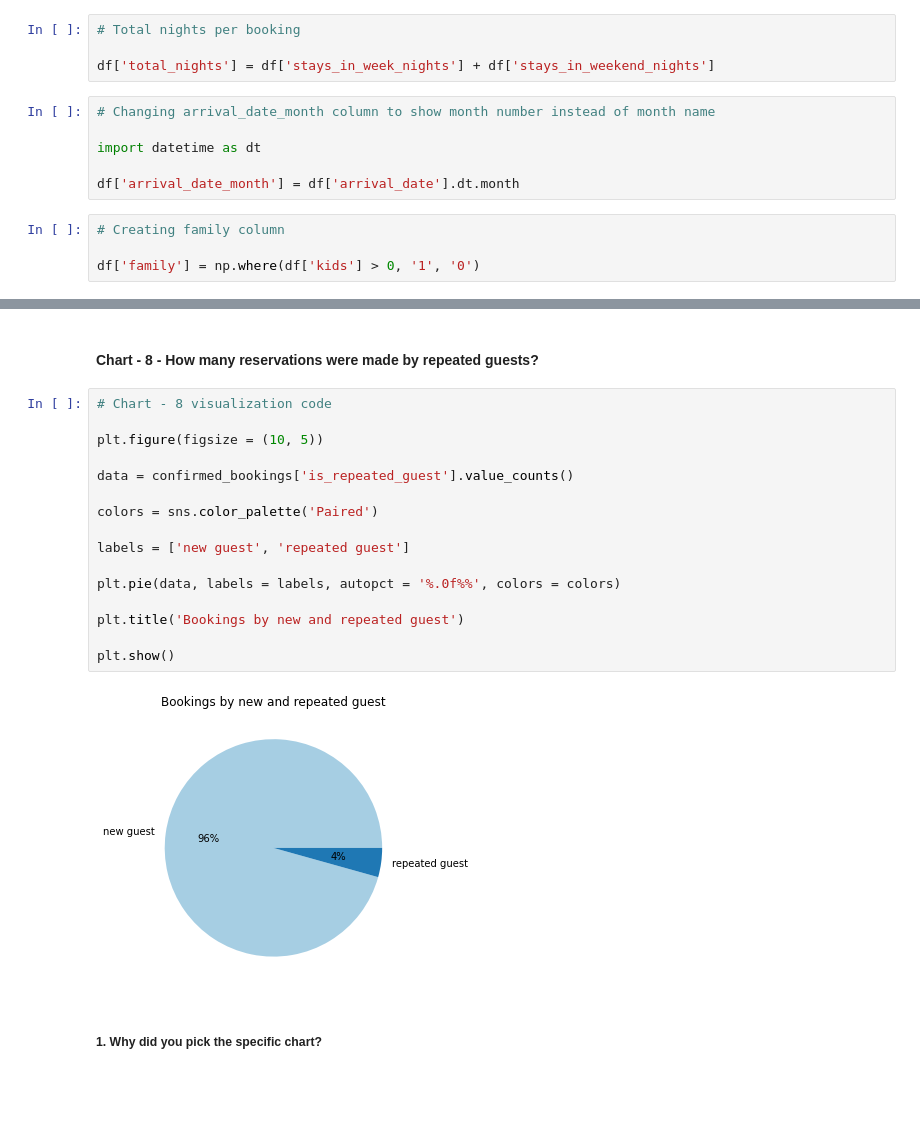
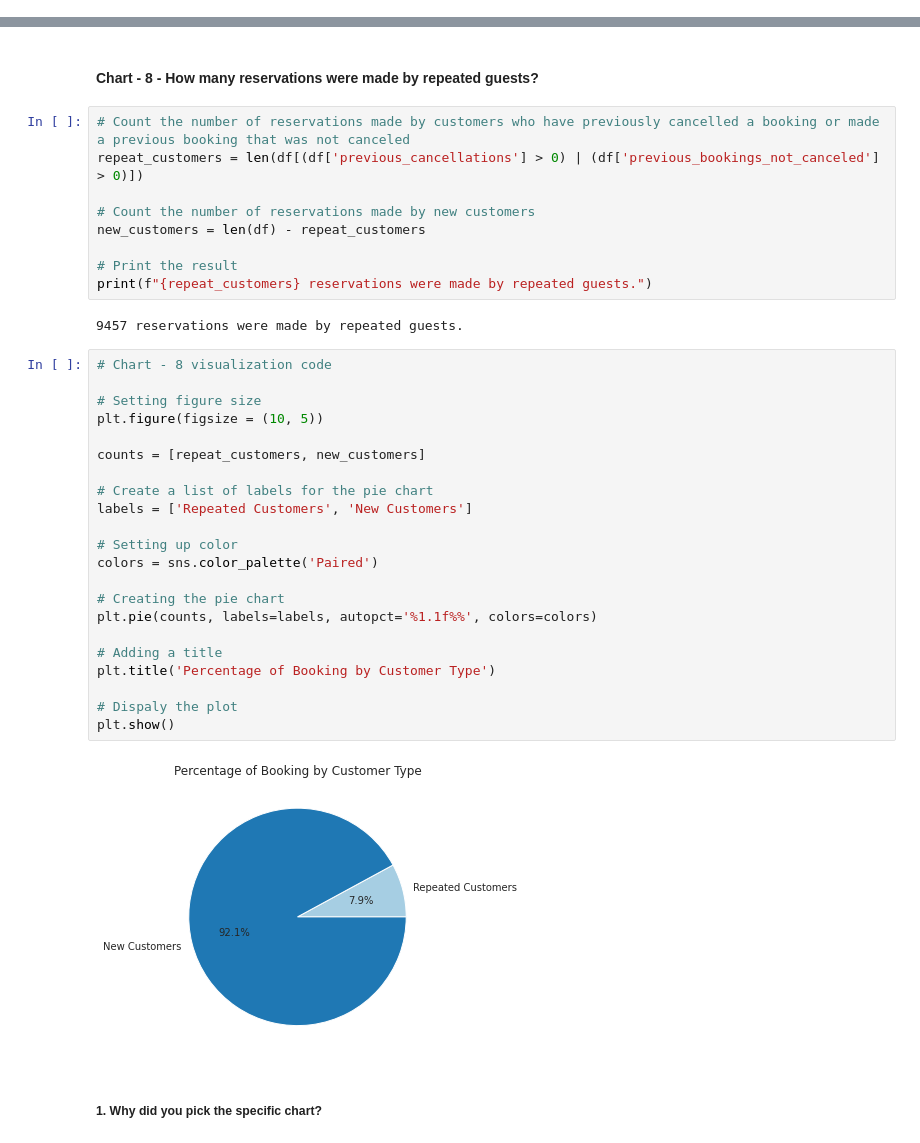
Before and after one commit to ansarshaikh95/EDA-Hotel-booking-analysis, a Jupyter notebook: EDA_Hotel_booking_Analysis.ipynb, the cells around one changed output, grey strips where cells are left out. Saved outputs shown, nothing was run; the diff lists cells and outputs as text; blank space fills up the shorter version.

```diff
--- a/EDA_Hotel_booking_Analysis.ipynb
+++ b/EDA_Hotel_booking_Analysis.ipynb
@@ -914,14 +901,0 @@ df['total_members'] = df['kids'] + df['adults']
-# %%
-# Total nights per booking
-
-df['total_nights'] = df['stays_in_week_nights'] + df['stays_in_weekend_nights']
-# %%
-# Changing arrival_date_month column to show month number instead of month name
-
-import datetime as dt
-
-df['arrival_date_month'] = df['arrival_date'].dt.month
-# %%
-# Creating family column
-
-df['family'] = np.where(df['kids'] > 0, '1', '0')
@@ -990,24 +1000,41 @@ Are there any insights that lead to negative growth? Justify with specific reaso
 Answer Here
 # %% [markdown]
 #### Chart - 8 - How many reservations were made by repeated guests?
+# %%
+# Count the number of reservations made by customers who have previously cancelled a booking or made a previous booking that was not canceled
+repeat_customers = len(df[(df['previous_cancellations'] > 0) | (df['previous_bookings_not_canceled'] > 0)])
+
+# Count the number of reservations made by new customers
+new_customers = len(df) - repeat_customers
+
+# Print the result
+print(f"{repeat_customers} reservations were made by repeated guests.")
+# %% [output]
+9457 reservations were made by repeated guests.
 # %%
 # Chart - 8 visualization code
 
+# Setting figure size
 plt.figure(figsize = (10, 5))
 
-data = confirmed_bookings['is_repeated_guest'].value_counts()
+counts = [repeat_customers, new_customers]
 
+# Create a list of labels for the pie chart
+labels = ['Repeated Customers', 'New Customers']
+
+# Setting up color
 colors = sns.color_palette('Paired')
 
-labels = ['new guest', 'repeated guest']
+# Creating the pie chart
+plt.pie(counts, labels=labels, autopct='%1.1f%%', colors=colors)
 
-plt.pie(data, labels = labels, autopct = '%.0f%%', colors = colors)
+# Adding a title
+plt.title('Percentage of Booking by Customer Type')
 
-plt.title('Bookings by new and repeated guest')
-
+# Dispaly the plot
 plt.show()
 # %% [output]
-[figure, old version]
+[figure, new version]
 # %% [markdown]
 ##### 1. Why did you pick the specific chart?
 # %% [markdown]
```
Also changed, not shown: parts of 68 cells of this notebook.
